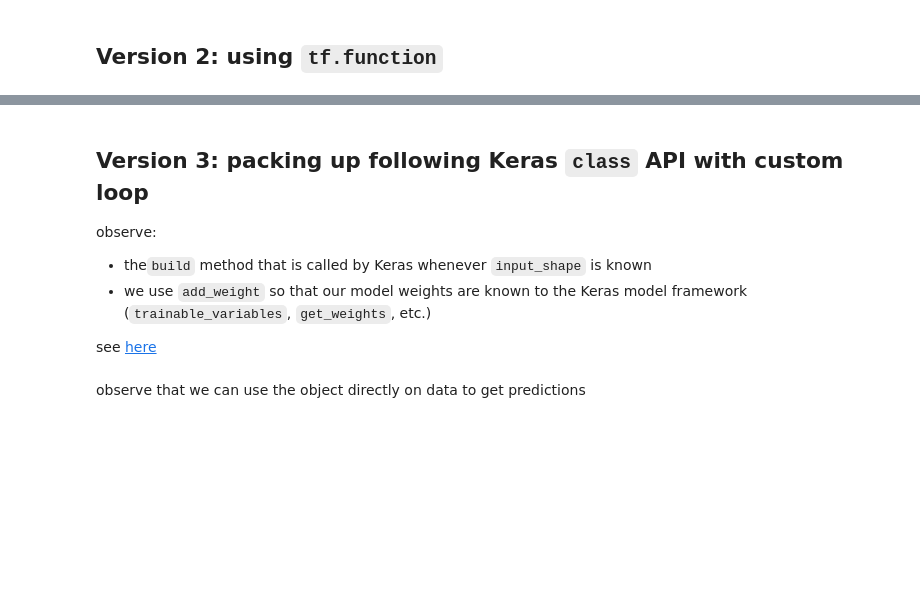
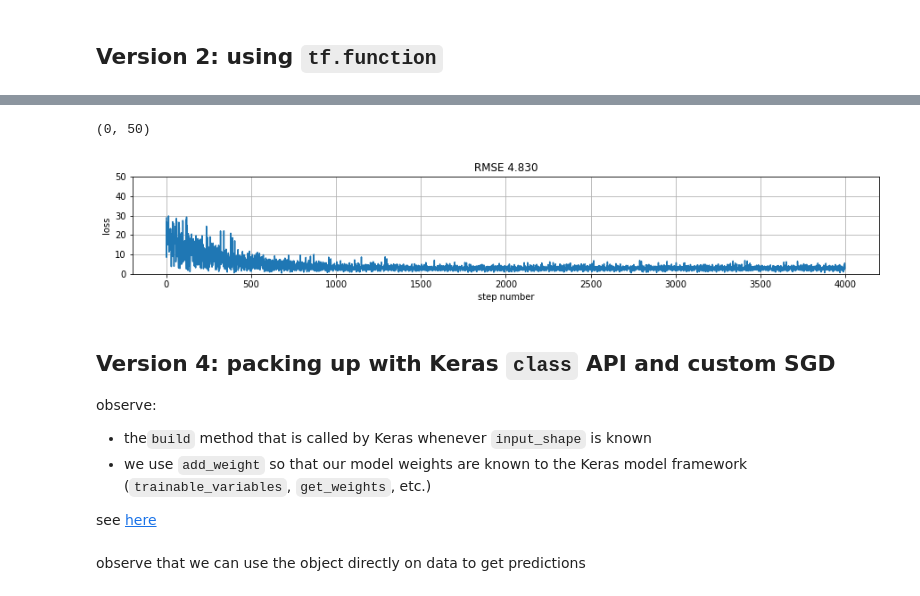
Before and after one commit to rramosp/2020.deeplearning, a Jupyter notebook: U3.02 - Tensorflow for symbolic computing and optimization.ipynb, the cells around one changed output, grey strips where cells are left out. Drawn from its saved outputs; the diff is of its cells as text; code cells hidden in the pictures; blank space fills up the shorter version.

```diff
--- a/U3.02 - Tensorflow for symbolic computing and optimization.ipynb
+++ b/U3.02 - Tensorflow for symbolic computing and optimization.ipynb
@@ -153,0 +180,28 @@ print (b.numpy(), w.numpy())
+# %%
+#optimization loop
+batch_size = 16
+epochs = 400
+
+# initialize weights
+w.assign(np.random.normal(size=(X.shape[-1],1))*.6)
+b.assign(np.random.normal(size=(1,)))
+
+h = []
+
+for epoch in pbar(range(epochs)):
+
+    idxs = np.random.permutation(len(X))
+
+    for step in range(len(X)//batch_size+((len(X)%batch_size)!=0)):
+
+        X_batch = X[idxs][step*batch_size:(step+1)*batch_size]
+        y_batch = y[idxs][step*batch_size:(step+1)*batch_size]
+
+        gw, gb, loss = get_gradient(w, b, X_batch, y_batch.reshape(-1,1))
+
+        w.assign_sub(learning_rate * gw)
+        b.assign_sub(learning_rate * gb)
+
+        h.append([gw.numpy()[0][0], gb.numpy()[0], w.numpy()[0][0], b.numpy()[0], loss.numpy()])
+h = np.r_[h]
+print (b.numpy(), w.numpy())
@@ -154,5 +211,16 @@ print (b.numpy(), w.numpy())
+# %%
+predictions = tf.matmul(X,w)+b
+
+rmse = tf.reduce_mean((predictions-y)**2).numpy()
+plt.figure(figsize=(15,2));
+plt.plot(h[:,-1]); plt.xlabel("step number"); plt.ylabel("loss"); plt.grid();
+plt.title("RMSE %.3f"%rmse);
+plt.ylim(0,50)
+# %% [output]
+(0, 50)
+[figure, added]
 # %% [markdown]
-## Version 3: packing up following Keras `class` API with custom loop
+## Version 4: packing up with Keras `class` API  and custom SGD
 
 observe:
 
```
Also changed, not shown: parts of 41 cells of this notebook, 1 other file.
